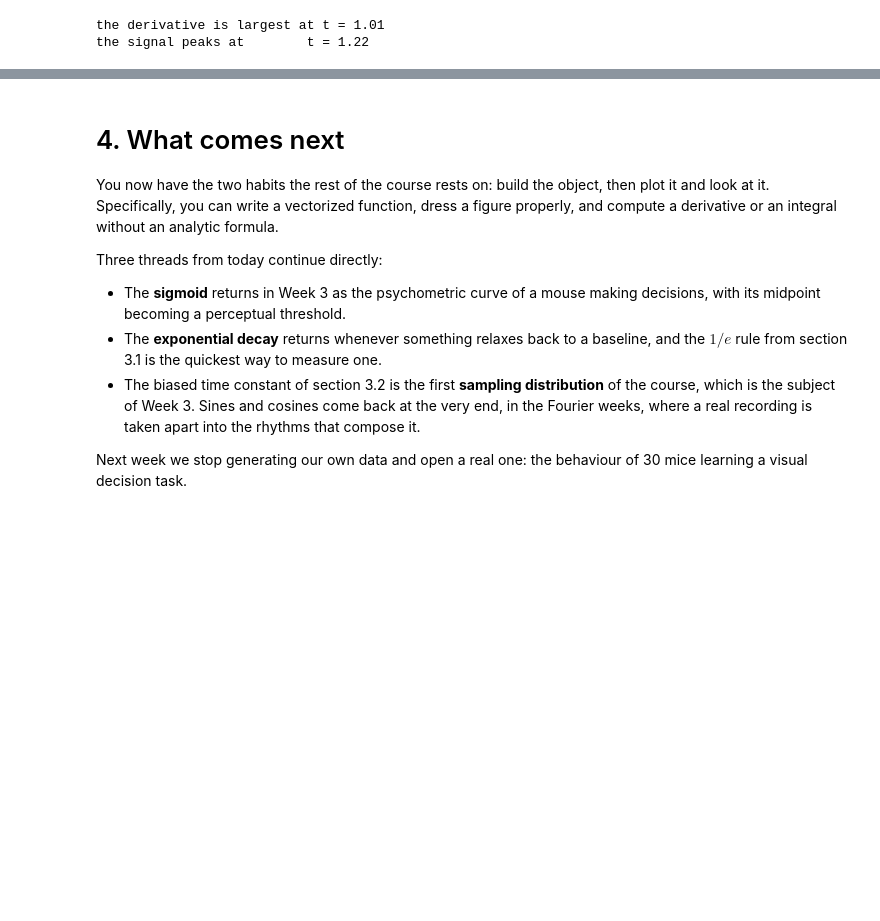
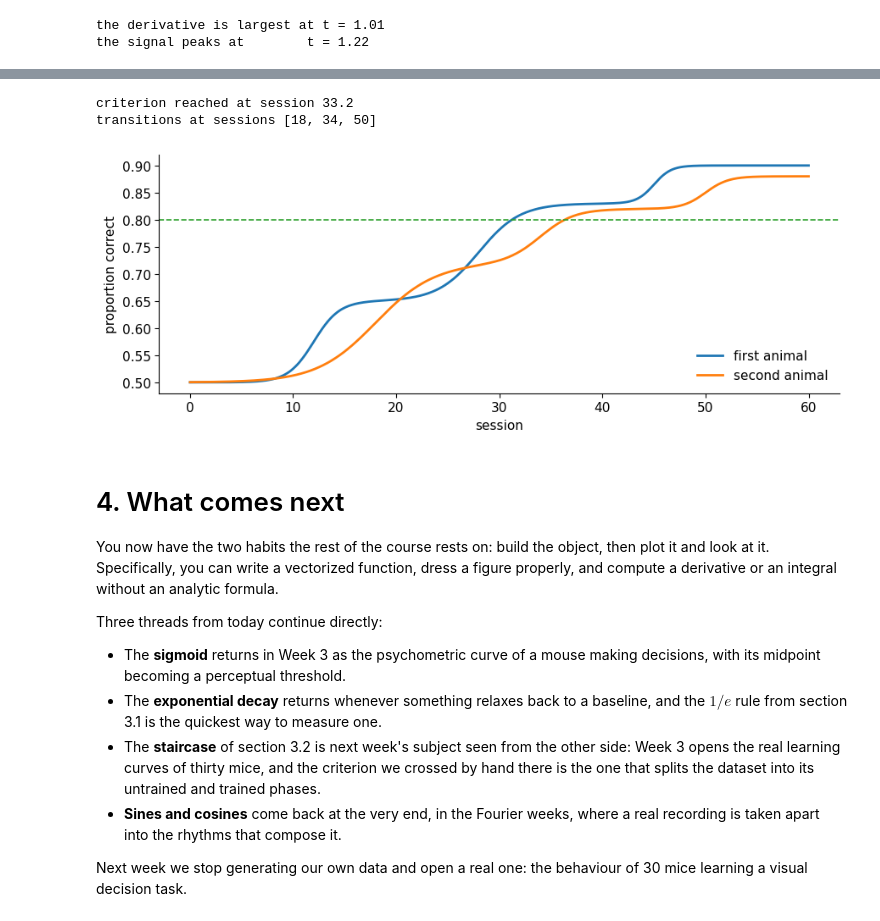
Before and after one commit to gmatteuc/QMN_course_2026, a Jupyter notebook: notebooks/02_math_refresher_TA.ipynb, the cells around one changed output, grey strips where cells are left out. Drawn from its saved outputs; the diff is of its cells as text; code cells hidden in the pictures; blank space fills up the shorter version.

```diff
--- a/notebooks/02_math_refresher_TA.ipynb
+++ b/notebooks/02_math_refresher_TA.ipynb
@@ -1524,3 +1595,69 @@ noise 0.10: mean 0.525 s, spread 0.145 s
+# %%
+# TODO 3.2 - fill in the four blanks marked ____, uncomment, and run.
+# slow_steps = [(18, 0.22, 0.35), (34, 0.10, 0.6), (50, 0.06, 0.9)]
+#
+# slow = np.full_like(sessions, CHANCE)
+# for midpoint, height, sharpness in slow_steps:
+#     slow = slow + transition(sessions, midpoint, height, sharpness)
+# slow_measured = slow + rng.normal(0, 0.025, size=sessions.size)
+#
+# reached_slow = ____                        # (1) True where slow_measured is at least CRITERION
+# if ____:                                   # (2) does it ever happen?
+#     print(f"criterion reached at session {sessions[np.argmax(reached_slow)]:.1f}")
+# else:
+#     print("this animal never reaches criterion")
+#
+# slow_rate = ____                           # (3) derivative of `slow` with respect to sessions
+# slow_peaks, _ = find_peaks(____, height=0.003)   # (4) the series whose peaks you want
+# print("transitions at sessions", [round(float(s)) for s in sessions[slow_peaks]])
+#
+# --- the figure is written for you
+# fig, ax = plt.subplots(figsize=(9, 3.6))
+# ax.plot(sessions, learning, lw=2, label="first animal")
+# ax.plot(sessions, slow, lw=2, label="second animal")
+# ax.axhline(CRITERION, color="#2ca02c", lw=1.2, ls="--")
+# ax.set_xlabel("session"); ax.set_ylabel("proportion correct")
+# ax.legend(frameon=False, loc="lower right")
+# fig.tight_layout(); plt.show()
+
+# Then answer here: what does the derivative show that the accuracy curve hides?
+
+# --- SOLUTION BELOW: TO BE REMOVED IN THE STUDENT VERSION
+slow_steps = [(18, 0.22, 0.35), (34, 0.10, 0.6), (50, 0.06, 0.9)]
+
+slow = np.full_like(sessions, CHANCE)
+for midpoint, height, sharpness in slow_steps:
+    slow = slow + transition(sessions, midpoint, height, sharpness)
+slow_measured = slow + rng.normal(0, 0.025, size=sessions.size)
+
+reached_slow = slow_measured >= CRITERION
+if reached_slow.any():
+    print(f"criterion reached at session {sessions[np.argmax(reached_slow)]:.1f}")
+else:
+    print("this animal never reaches criterion")
+
+slow_rate = np.gradient(slow, sessions)
+slow_peaks, _ = find_peaks(slow_rate, height=0.003)
+print("transitions at sessions", [round(float(s)) for s in sessions[slow_peaks]])
+
+fig, ax = plt.subplots(figsize=(9, 3.6))
+ax.plot(sessions, learning, lw=2, label="first animal")
+ax.plot(sessions, slow, lw=2, label="second animal")
+ax.axhline(CRITERION, color="#2ca02c", lw=1.2, ls="--")
+ax.set_xlabel("session"); ax.set_ylabel("proportion correct")
+ax.legend(frameon=False, loc="lower right")
+fig.tight_layout(); plt.show()
+
+# The two cross the criterion four sessions apart, so on that number alone they look like
+# similar learners. The derivative says otherwise. The first animal improves in three steps of
+# comparable size, the second gains more than half of its total in one long shallow transition
+# and only trickles the rest in afterwards. Reporting the session at which each was declared
+# trained would hide that difference completely.
+# --- END SOLUTION
+# %% [output]
+criterion reached at session 33.2
+transitions at sessions [18, 34, 50]
+[figure, added]
 # %% [markdown]
 <a id="section-4"></a>
 # 4. What comes next
@@ -1535,9 +1672,11 @@ Three threads from today continue directly:
   with its midpoint becoming a perceptual threshold.
 - The **exponential decay** returns whenever something relaxes back to a baseline, and the
   $1/e$ rule from section 3.1 is the quickest way to measure one.
-- The biased time constant of section 3.2 is the first **sampling distribution** of the
-  course, which is the subject of Week 3. Sines and cosines come back at the very end, in the
-  Fourier weeks, where a real recording is taken apart into the rhythms that compose it.
+- The **staircase** of section 3.2 is next week's subject seen from the other side: Week 3
+  opens the real learning curves of thirty mice, and the criterion we crossed by hand there is
+  the one that splits the dataset into its untrained and trained phases.
+- **Sines and cosines** come back at the very end, in the Fourier weeks, where a real
+  recording is taken apart into the rhythms that compose it.
 
 Next week we stop generating our own data and open a real one: the behaviour of 30 mice
 learning a visual decision task.
```
Also changed, not shown: parts of 15 cells of this notebook, 4 other files.
